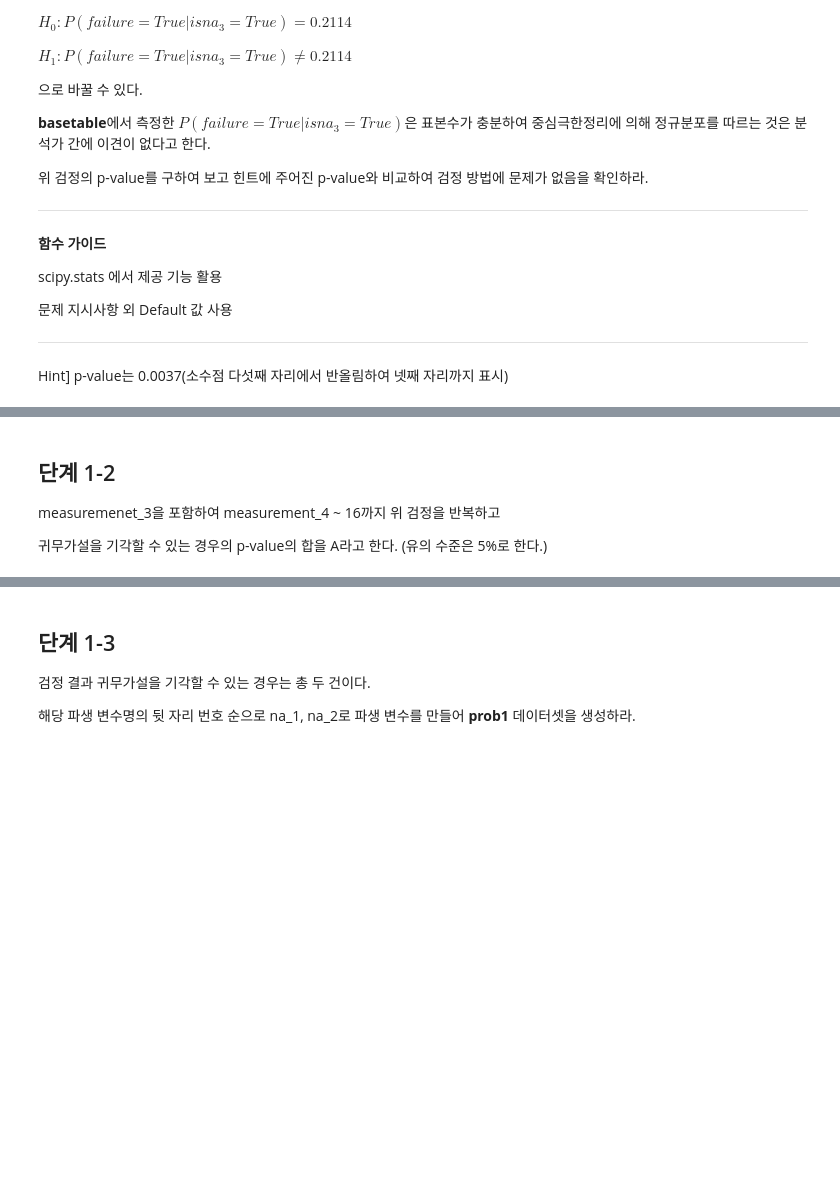
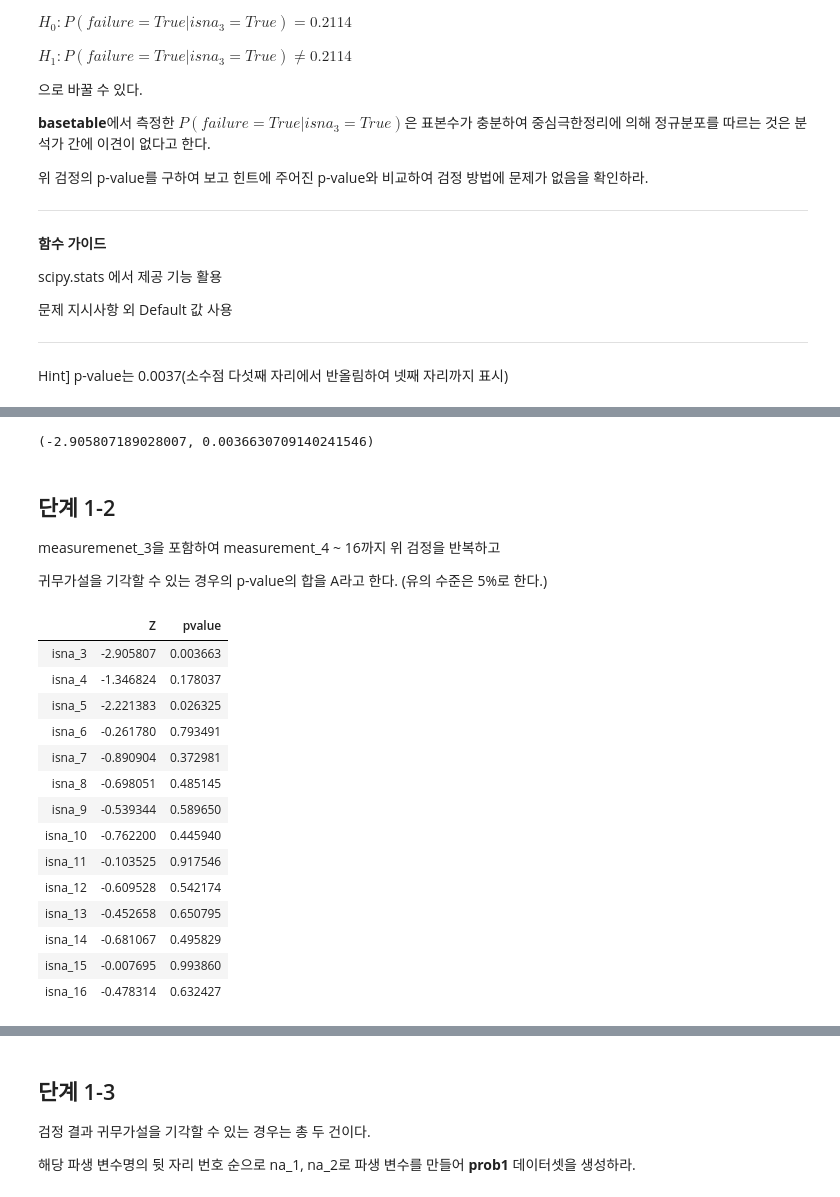
Before and after one commit to sunkusun9/DS_lv3_2511_2, a Jupyter notebook: sec_ds_lv3_prob1_prob.ipynb, the cells around one changed output, grey strips where cells are left out. Saved outputs shown, nothing was run; the diff lists cells and outputs as text; code cells hidden in the pictures; blank space fills up the shorter version.

```diff
--- a/sec_ds_lv3_prob1_prob.ipynb
+++ b/sec_ds_lv3_prob1_prob.ipynb
@@ -349,3 +349,25 @@ $H_1: P(failure=True|isna_{3}=True) \neq 0.2114$
 ---
 
  Hint] p-value는 0.0037(소수점 다섯째 자리에서 반올림하여 넷째 자리까지 표시)
+# %%
+from scipy.stats import norm
+# H0: 𝑃(𝑓𝑎𝑖𝑙𝑢𝑟𝑒=𝑇𝑟𝑢𝑒|𝑖𝑠𝑛𝑎3=𝑇𝑟𝑢𝑒)=0.2114
+# => Bernoulli p: success(positive, 1, True) 확률 𝑃(𝑓𝑎𝑖𝑙𝑢𝑟𝑒=𝑇𝑟𝑢𝑒|𝑖𝑠𝑛𝑎3=𝑇𝑟𝑢𝑒) ~  Bern(p=0.2114)
+p = 0.2114
+# 측정한 𝑃(𝑓𝑎𝑖𝑙𝑢𝑟𝑒=𝑇𝑟𝑢𝑒|𝑖𝑠𝑛𝑎3=𝑇𝑟𝑢𝑒) 은 표본수가 충분하여 중심극한정리에 의해 정규분포를 따르는 것
+# 측정한 𝑃(𝑓𝑎𝑖𝑙𝑢𝑟𝑒=𝑇𝑟𝑢𝑒|𝑖𝑠𝑛𝑎3=𝑇𝑟𝑢𝑒) =  (isna3 = True 일때 failure의 수) / isna3인 수
+#                                   =  (isna3 = True 일때 failure의 합) / isna3인 수 => 평균
+# df_basetable.loc[df_basetable['isna_3'], 'failure'].sum() / df_basetable['isna_3'].sum()
+# => df_basetable.loc[df_basetable['isna_3'], 'failure'].mean()
+sam_mean = df_basetable.loc[df_basetable['isna_3'], 'failure'].mean() # sam_mean ~ N(sam_mean_mu, sam_mean_sigma^2)
+# sam_mean_mu = mu,  sam_mean_sigma = sigma^2 / n
+# 𝑃(𝑓𝑎𝑖𝑙𝑢𝑟𝑒=𝑇𝑟𝑢𝑒|𝑖𝑠𝑛𝑎3=𝑇𝑟𝑢𝑒) ~  Bern(p=0.2114) => mu: p, sigma^2: p x (1 - p)
+mu, sigma2 = p, p * (1 - p)
+# sam_mean_mu = mu,  sam_mean_sigma^2 = sigma2 / n
+n = df_basetable['isna_3'].sum()
+sam_mean_mu = mu
+sam_mean_sigma = sigma2 / n
+
+Z = (sam_mean - sam_mean_mu) / (sam_mean_sigma ** 0.5)
+Z = -abs(Z)
+Z, norm.cdf(Z) * 2
@@ -352,6 +402,52 @@ $H_1: P(failure=True|isna_{3}=True) \neq 0.2114$
+# %%
+from statsmodels.stats.proportion import proportions_ztest
+proportions_ztest(
+    count = df_basetable.loc[df_basetable['isna_3'], 'failure'].sum(),
+    nobs = df_basetable['isna_3'].sum(),
+    value = 0.2114,
+    alternative = 'two-sided',
+    prop_var = 0.2114
+) # (-2.905807189028007, 0.0036630709140241546)
+# %% [output]
+(-2.905807189028007, 0.0036630709140241546)
 # %% [markdown]
 ## 단계 1-2
 
 measuremenet_3을 포함하여 measurement_4 ~ 16까지 위 검정을 반복하고
 
 귀무가설을 기각할 수 있는 경우의 p-value의 합을 A라고 한다. (유의 수준은 5%로 한다.)
+# %%
+p = 0.2114
+mu, sigma2 = p, p * (1 - p)
+
+ztest_list = list()
+for i in range(3, 17):
+    v = 'isna_{}'.format(i)
+    sam_mean = df_basetable.loc[df_basetable[v], 'failure'].mean() # sam_mean ~ N(sam_mean_mu, sam_mean_sigma^2)
+    n = df_basetable[v].sum()
+    sam_mean_mu = mu
+    sam_mean_sigma = sigma2 / n
+
+    Z = (sam_mean - sam_mean_mu) / (sam_mean_sigma ** 0.5)
+    Z = -abs(Z)
+    ztest_list.append(
+        pd.Series([Z, norm.cdf(Z) * 2], index = ['Z', 'pvalue'], name = v)
+    )
+df_ztest = pd.DataFrame(ztest_list)
+df_ztest
+# %% [output]
+|  | Z | pvalue |
+| isna_3 | -2.905807 | 0.003663 |
+| isna_4 | -1.346824 | 0.178037 |
+| isna_5 | -2.221383 | 0.026325 |
+| isna_6 | -0.261780 | 0.793491 |
+| isna_7 | -0.890904 | 0.372981 |
+| isna_8 | -0.698051 | 0.485145 |
+| isna_9 | -0.539344 | 0.589650 |
+| isna_10 | -0.762200 | 0.445940 |
+| isna_11 | -0.103525 | 0.917546 |
+| isna_12 | -0.609528 | 0.542174 |
+| isna_13 | -0.452658 | 0.650795 |
+| isna_14 | -0.681067 | 0.495829 |
+| isna_15 | -0.007695 | 0.993860 |
+| isna_16 | -0.478314 | 0.632427 |
```
Also changed, not shown: parts of 28 cells of this notebook.
